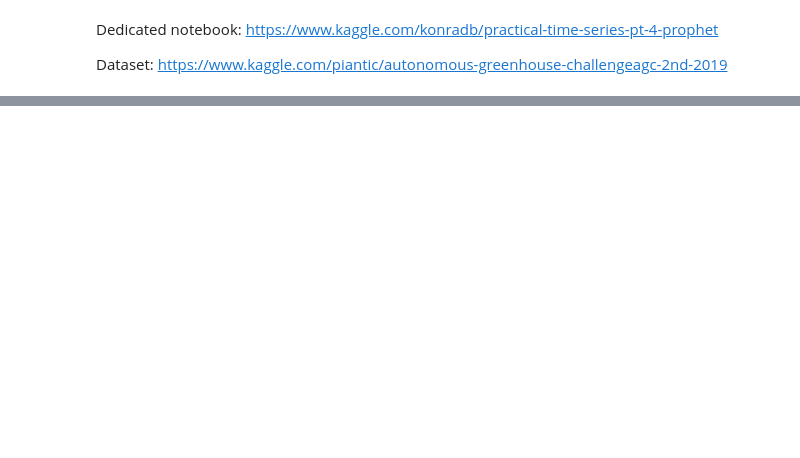
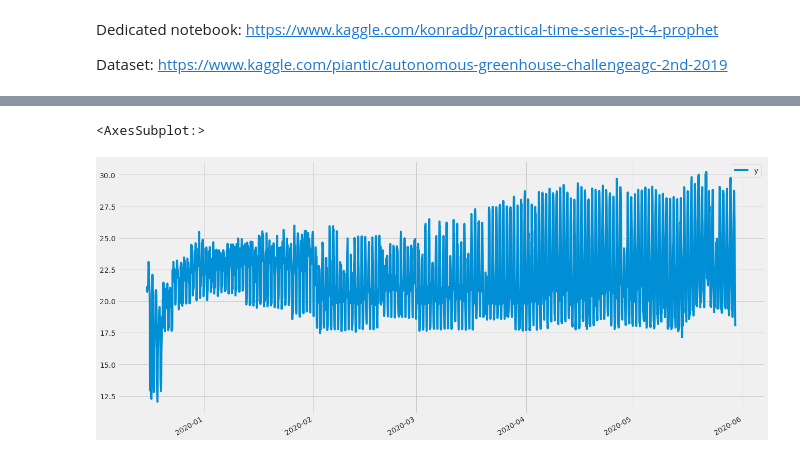
Before and after one commit to joseporiolayats/data-exercises, a Jupyter notebook: TimeSeries/TS-1.ipynb, the cells around one changed output, grey strips where cells are left out. Drawn from its saved outputs; the diff is of its cells as text; code cells hidden in the pictures; blank space fills up the shorter version.

```diff
--- a/TimeSeries/TS-1.ipynb
+++ b/TimeSeries/TS-1.ipynb
@@ -179,0 +223,7 @@ Operation aborted.  Exiting.
+# %%
+# Rename columns in order to fit prophet input standard
+df = xdat2[['time','Tair']].rename(columns={"time":"ds","Tair":"y"})
+df.set_index("ds").plot(figsize=(CFG.img_dim1,CFG.img_dim2), xlabel = '')
+# %% [output]
+<AxesSubplot:>
+[figure, added]
```
Also changed, not shown: parts of 20 cells of this notebook.
